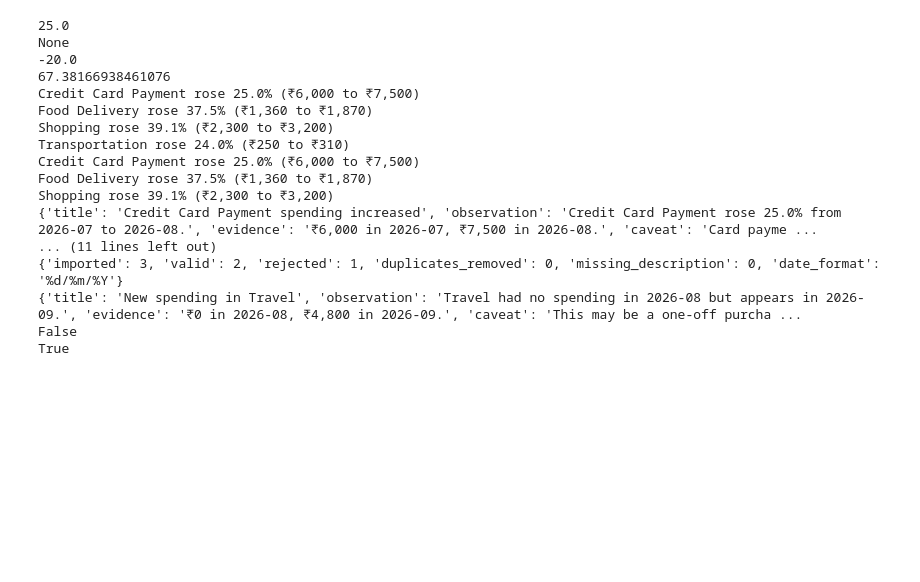
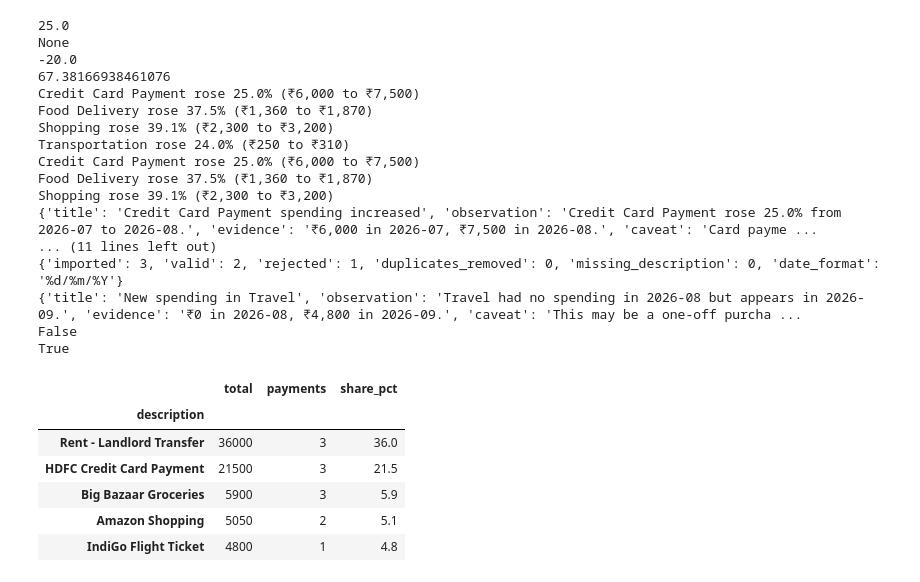
Before and after one commit to Hari14-gif/moneymap, a Jupyter notebook: src/playground.ipynb, the cells around one changed output. Saved outputs shown, nothing was run; the diff lists cells and outputs as text; code cells hidden in the pictures; blank space fills up the shorter version.

Commit message:
Add top merchants

```diff
--- a/src/playground.ipynb
+++ b/src/playground.ipynb
@@ -431,30 +431,49 @@ monthly_summary(clean).round(1)
 
 last_date = clean["date"].max()
 month_end = last_date + pd.offsets.MonthEnd(0)
 
 last_date, month_end
 
 from src.analytics import is_incomplete_last_month
 
 print(is_incomplete_last_month(clean))
 
 early = clean[clean["date"] <= "2026-09-10"]
 print(is_incomplete_last_month(early))
+
+
+spend = clean[(clean["amount"] < 0) & (clean["category"] != "Internal Transfer")]
+
+top = spend.groupby("description")["amount"].agg(["sum", "count"])
+top["sum"] = top["sum"].abs()
+top = top.sort_values("sum", ascending=False).head(5)
+top
+
+from src.analytics import top_merchants
+
+top_merchants(clean).round(1)
 # %% [output]
 25.0
 None
 -20.0
 67.38166938461076
 Credit Card Payment rose 25.0% (₹6,000 to ₹7,500)
 Food Delivery rose 37.5% (₹1,360 to ₹1,870)
 Shopping rose 39.1% (₹2,300 to ₹3,200)
 Transportation rose 24.0% (₹250 to ₹310)
 Credit Card Payment rose 25.0% (₹6,000 to ₹7,500)
 Food Delivery rose 37.5% (₹1,360 to ₹1,870)
 Shopping rose 39.1% (₹2,300 to ₹3,200)
 {'title': 'Credit Card Payment spending increased', 'observation': 'Credit Card Payment rose 25.0% from 2026-07 to 2026-08.', 'evidence': '₹6,000 in 2026-07, ₹7,500 in 2026-08.', 'caveat': 'Card payme ...
 ... (11 lines left out)
 {'imported': 3, 'valid': 2, 'rejected': 1, 'duplicates_removed': 0, 'missing_description': 0, 'date_format': '%d/%m/%Y'}
 {'title': 'New spending in Travel', 'observation': 'Travel had no spending in 2026-08 but appears in 2026-09.', 'evidence': '₹0 in 2026-08, ₹4,800 in 2026-09.', 'caveat': 'This may be a one-off purcha ...
 False
 True
+|  | total | payments | share_pct |
+| description |  |  |  |
+| Rent - Landlord Transfer | 36000 | 3 | 36.0 |
+| HDFC Credit Card Payment | 21500 | 3 | 21.5 |
+| Big Bazaar Groceries | 5900 | 3 | 5.9 |
+| Amazon Shopping | 5050 | 2 | 5.1 |
+| IndiGo Flight Ticket | 4800 | 1 | 4.8 |
```
Also changed, not shown: 1 other file.
